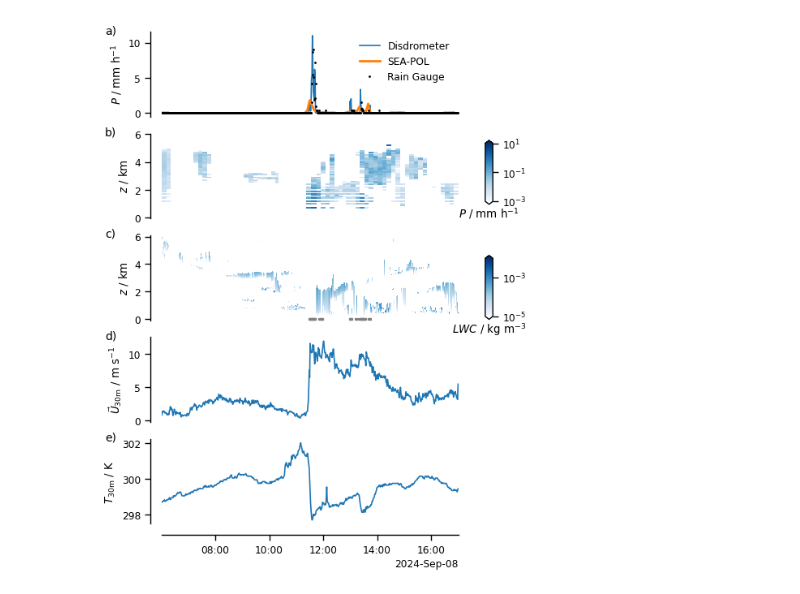
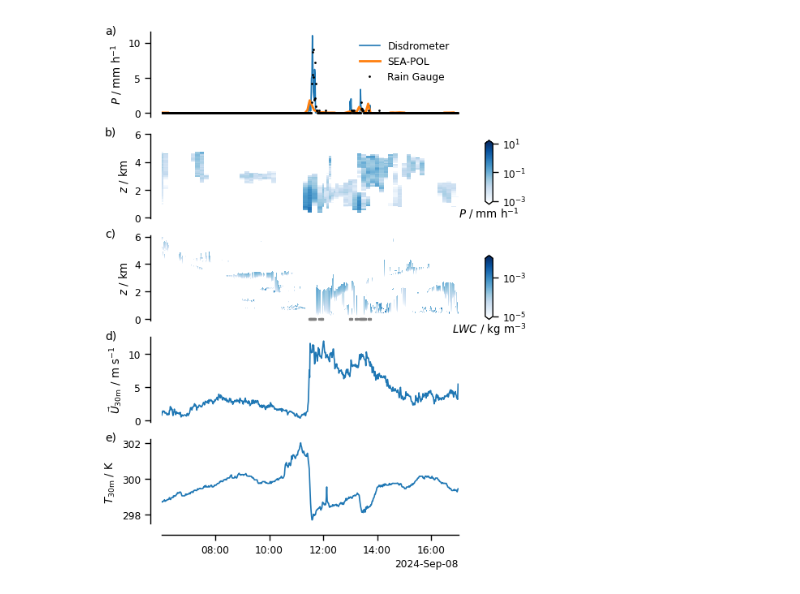
Before and after one commit to hansmsc90/bowtie_data_paper, a Jupyter notebook: scripts/wind_gust_precip.ipynb, the cells around one changed output. Saved outputs shown, nothing was run; the diff lists cells and outputs as text; code cells hidden in the pictures.

```diff
--- a/scripts/wind_gust_precip.ipynb
+++ b/scripts/wind_gust_precip.ipynb
@@ -28,9 +29,8 @@ cloudnet = xr.open_dataset("ipns://latest.orcestra-campaign.org/products/METEOR/
 sea_pool_file = '../processed_data/SEA-POL_4v1.2_rainrate_2D_spatial_means.nc'
 dset_pool = xr.open_dataset(sea_pool_file,chunks='auto' )
 # %%
-sea_pool_qv_file = '/Users/hans/Documents/bow_tie/SEA-POOL/qvp_1D.nc'
-#sea_pool_qv_file = '/huracan/tank4/cornell/ORCESTRA/sea-pol/qc_data/level4b/PICCOLO_level4b_qvp_1D.nc'
-dset_pool_qv = xr.open_dataset(sea_pool_qv_file,chunks='auto' )
+#SEA-POL QVP 1D
+dset_pool_qv = xr.open_dataset("ipfs://bafybeifhwxvq4kh66dry6wo4s7auvdbfhur4gtmhwonw6ru2w537j53xiy", engine="zarr")
 # %%
 lwc = cloudnet.lwc.sel(time=slice('2024-09-08 06:00', '2024-09-08 17:00'),height=slice(0,6000))
 
@@ -88,7 +88,7 @@ plt.text(-0.19, 0.98, 'a)', transform=ax.transAxes, fontsize=10)
 ax= fig.add_subplot(512)
 rain_cmap=plt.get_cmap('Blues').copy()
 rain_cmap.set_under(color='white') #set values below vmin to white
-plot_seapool = dset_pool_qv.assign_coords({'Z':dset_pool_qv.Z.values/1000}).rainrate_int.sel(
+plot_seapool = dset_pool_qv.assign_coords({'Z':dset_pool_qv.Z.values/1000}).RAINRATE.sel(
     time=slice('2024-09-08 06:00','2024-09-08 17:00'),Z=slice(0,6)).plot(
     x='time',cmap=rain_cmap, norm=colors.LogNorm(vmin=0.001,vmax=10),shading='auto',add_colorbar=False)
 ax.set_xlim([lwc.time[0],lwc.time[-1]])
@@ -131,31 +131,31 @@ ax.set_xticklabels({})
 ax.set_ylabel(r'$\vec{U}_\mathrm{30m}$ / m s$^{-1}$')
 sns.despine(offset=10,ax=ax)
 ax.spines['bottom'].set_visible(False)
 plt.text(-0.19, 0.98, 'd)', transform=ax.transAxes, fontsize=10)
 
 ax= fig.add_subplot(515)
 dset_meteo.t_air_port.sel(time=slice('2024-09-08 06','2024-09-08 17:00')).plot()
 ax.set_xlim([lwc.time[0],lwc.time[-1]])
 sns.despine(offset=10,ax=ax)
 ax.set_ylabel(r'$T_\mathrm{30m}$ / K')
 plt.subplots_adjust(hspace=0.2)
 ax.xaxis.set_major_locator(HourLocator(byhour=range(0,24,2)))
 ax.set_xlabel(None)
 plt.text(-0.19, 0.98, 'e)', transform=ax.transAxes, fontsize=10)
 
 b1 = plt.colorbar(plot_seapool,
                   extend='both',
                   orientation='vertical',
                   cax=ax1,shrink=0.8,pad=0.09)
 b1.ax.set_xlabel(r"$P$ / mm h$^{-1}$");
 
 b1a = plt.colorbar(plot_cloudnet,
                   extend='both',
                   orientation='vertical',
                   cax=ax1a,shrink=0.8,pad=0.09)
 b1a.ax.set_xlabel(r"$LWC$ / kg m$^{-3}$");
 
 plt.savefig('../figures/precip_wind_temp_wind_gust.pdf',
             format='pdf',bbox_inches='tight',orientation={'landscape'})
 # %% [output]
-[figure, old version]
+[figure, new version]
```
Also changed, not shown: parts of 1 cell of this notebook, 1 other file.
